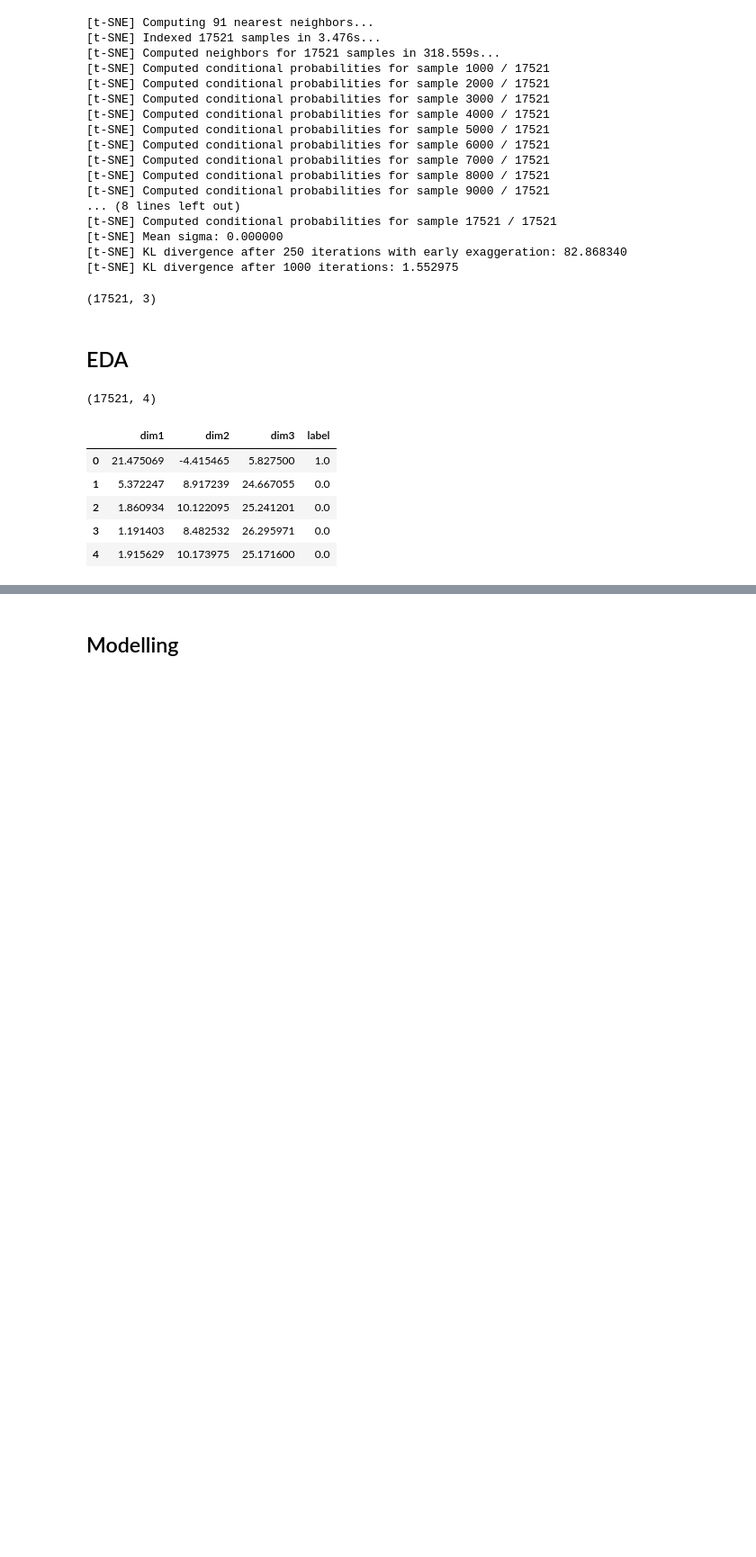
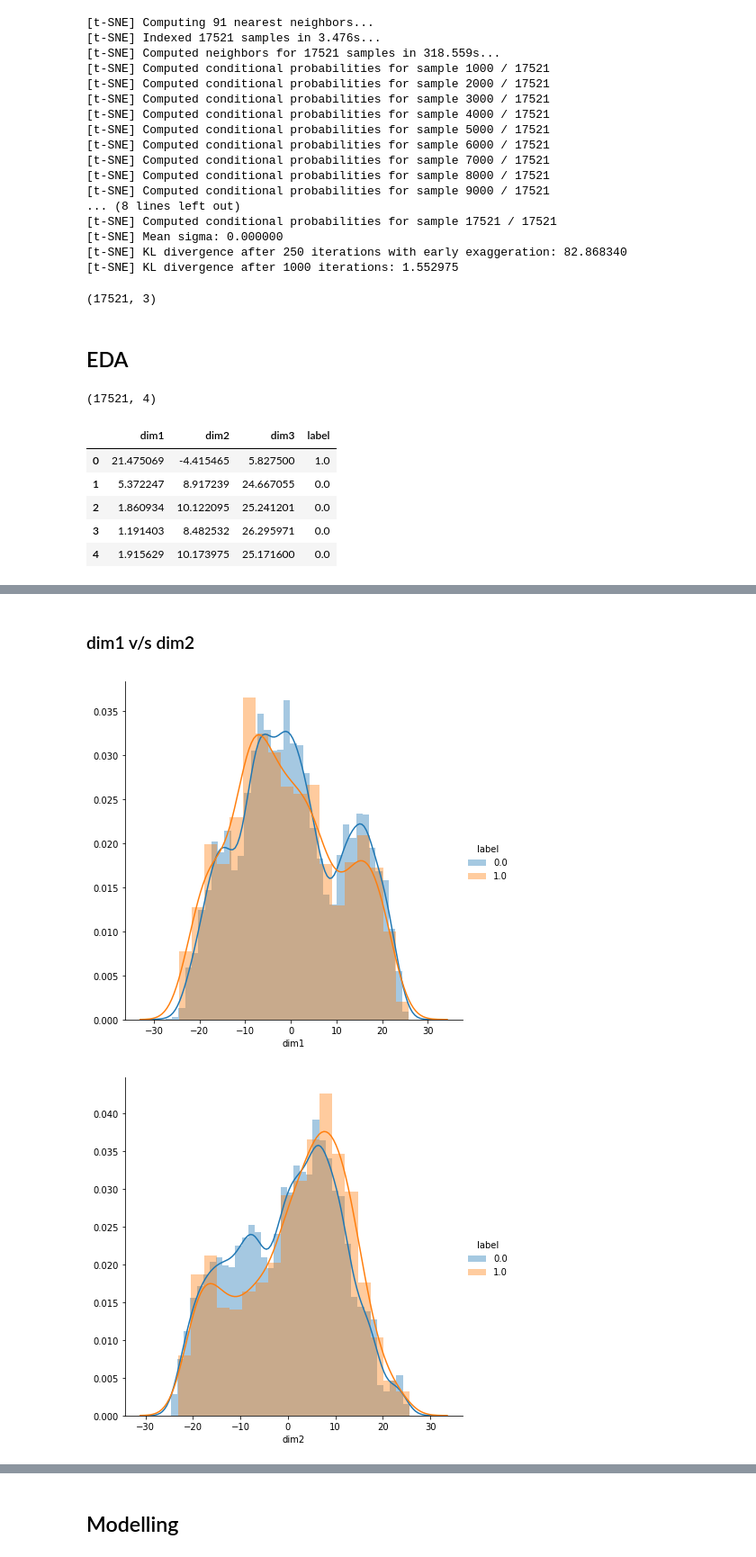
Before and after one commit to Shalakam/banking-behaviour-scorecard, a Jupyter notebook: kernel.ipynb, the cells around one changed output, grey strips where cells are left out. Shown at 90% size. Drawn from its saved outputs; the diff is of its cells as text; code cells hidden in the pictures; blank space fills up the shorter version.

Commit message:
update:train complete

```diff
--- a/kernel.ipynb
+++ b/kernel.ipynb
@@ -14,8 +14,11 @@ Drive already mounted at /content/drive; to attempt to forcibly remount, call dr
 # %% [markdown]
 ## Preprocessing
 # %%
-path = "./drive/My Drive/data/Train.csv"
-train_df = pd.read_csv(path)
+train_path = "./drive/My Drive/data/Train.csv"
+test_path = "./drive/My Drive/data/Test.csv"
+
+train_df = pd.read_csv(train_path)
+test_df = pd.read_csv(test_path)
 train_df.head()
 # %% [output]
 |  | Col1 | Col2 | Col3 | Col4 | Col5 | Col6 | Col7 | Col8 | Col9 | Col10 | Col11 | ... |
@@ -188,0 +208,9 @@ dfa.head()
+# %% [markdown]
+### dim1 v/s dim2
+# %%
+ax = sns.FacetGrid(dfa,hue="label",height=6).map(sns.distplot,'dim1').add_legend()
+ax1 = sns.FacetGrid(dfa,hue="label",height=6).map(sns.distplot,'dim2').add_legend()
+ax3 = sns.FacetGrid(dfa,hue="label",height=6).map(sns.distplot,'dim3').add_legend()
+# %% [output]
+[figure, added]
+[figure, added]
```
Also changed, not shown: parts of 14 cells of this notebook.
